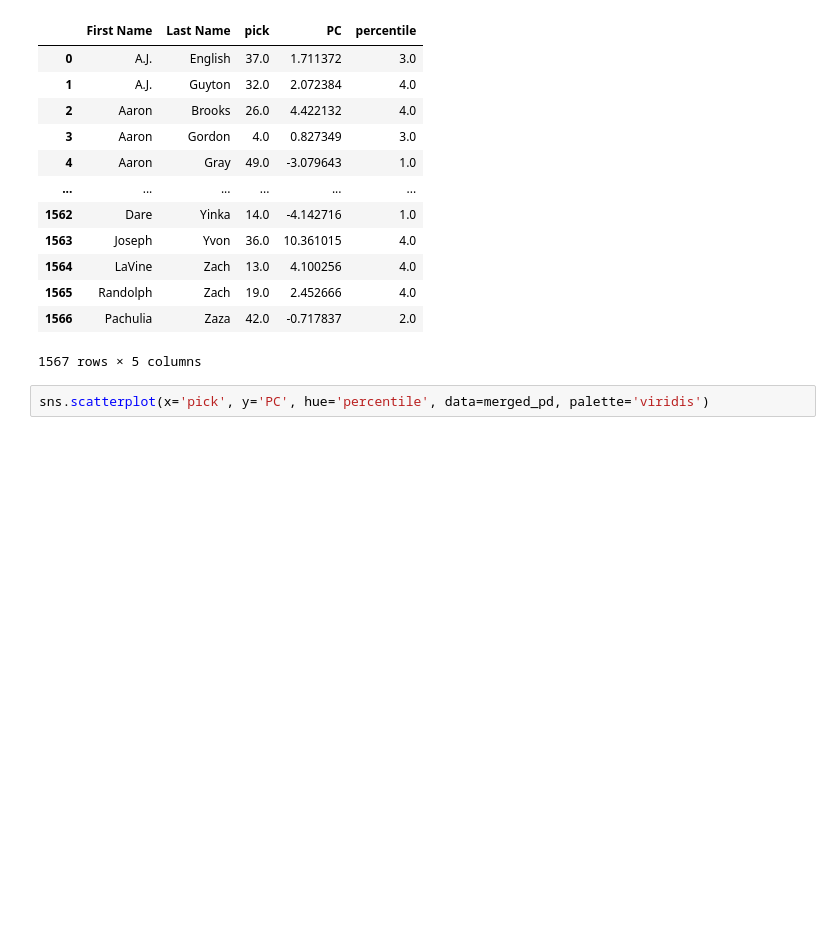
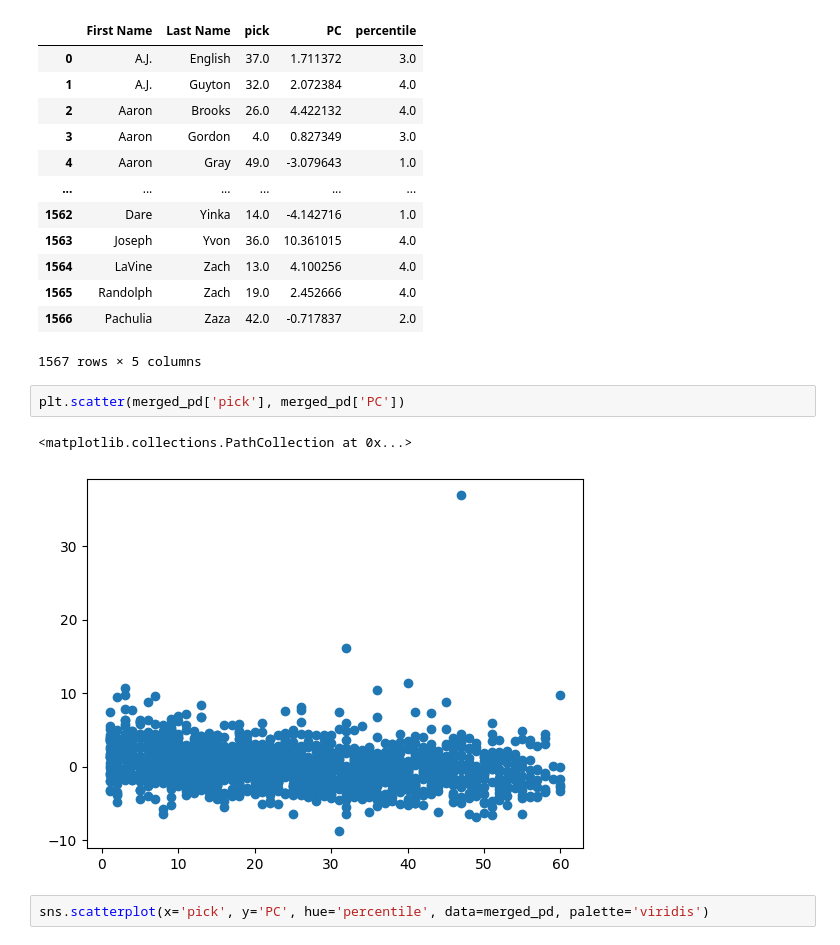
Before and after one commit to billhuang13/DSCI-303, a Jupyter notebook: DSCI_303_Project (1).ipynb, the cells around one changed output. Drawn from its saved outputs; the diff is of its cells as text; blank space fills up the shorter version.

```diff
--- a/DSCI_303_Project (1).ipynb
+++ b/DSCI_303_Project (1).ipynb
@@ -300,6 +300,11 @@ merged_pd
 | 1565 | Randolph | Zach | 19.0 | 2.452666 | 4.0 |
 | 1566 | Pachulia | Zaza | 42.0 | -0.717837 | 2.0 |
 1567 rows × 5 columns
+# %%
+plt.scatter(merged_pd['pick'], merged_pd['PC'])
+# %% [output]
+<matplotlib.collections.PathCollection at 0x...>
+[figure, added]
 # %%
 sns.scatterplot(x='pick', y='PC', hue='percentile', data=merged_pd, palette='viridis')
 # %% [output]
```
Also changed, not shown: parts of 3 cells of this notebook.
